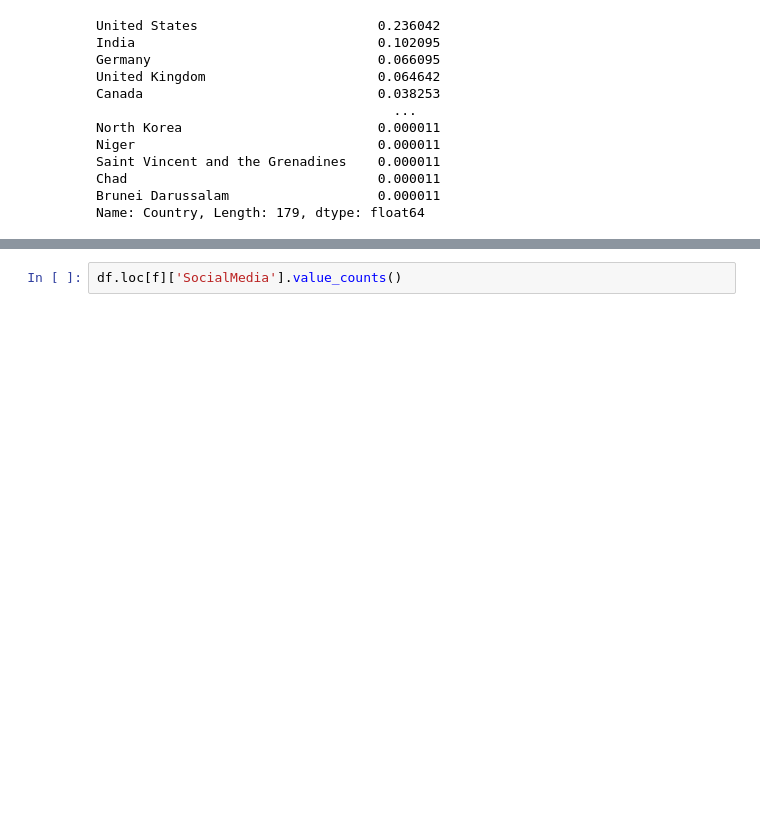
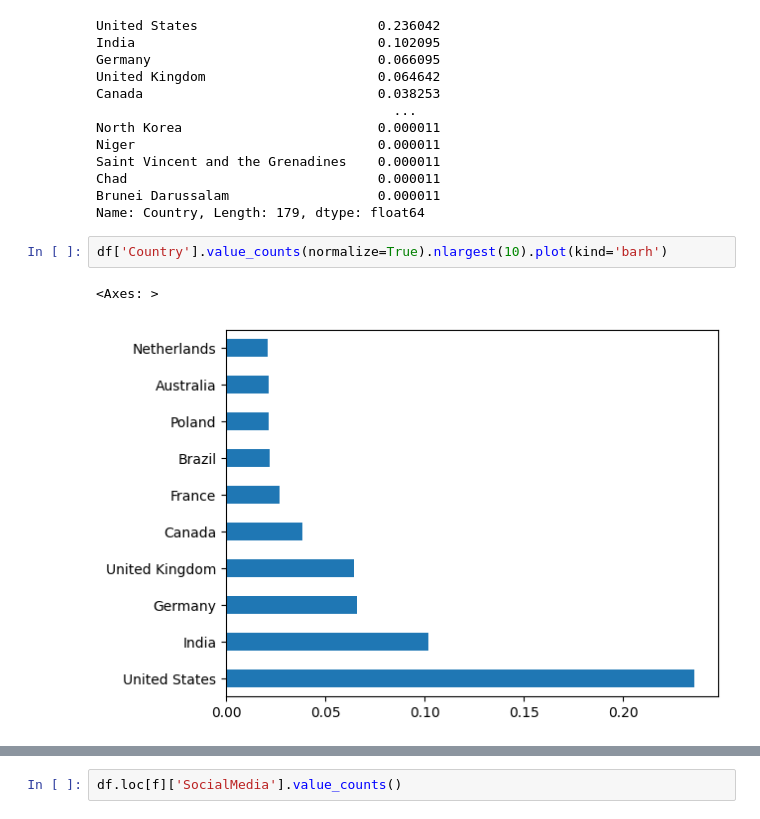
Before and after one commit to guamoshtli/Pandas, a Jupyter notebook: CoreySchafer.ipynb, the cells around one changed output, grey strips where cells are left out. Saved outputs shown, nothing was run; the diff lists cells and outputs as text; blank space fills up the shorter version.

```diff
--- a/CoreySchafer.ipynb
+++ b/CoreySchafer.ipynb
@@ -549,3 +601,8 @@ Saint Vincent and the Grenadines    0.000011
 Chad                                0.000011
 Brunei Darussalam                   0.000011
 Name: Country, Length: 179, dtype: float64
+# %%
+df['Country'].value_counts(normalize=True).nlargest(10).plot(kind='barh')
+# %% [output]
+<Axes: >
+[figure, added]
```
Also changed, not shown: parts of 18 cells of this notebook, 6 other files.
